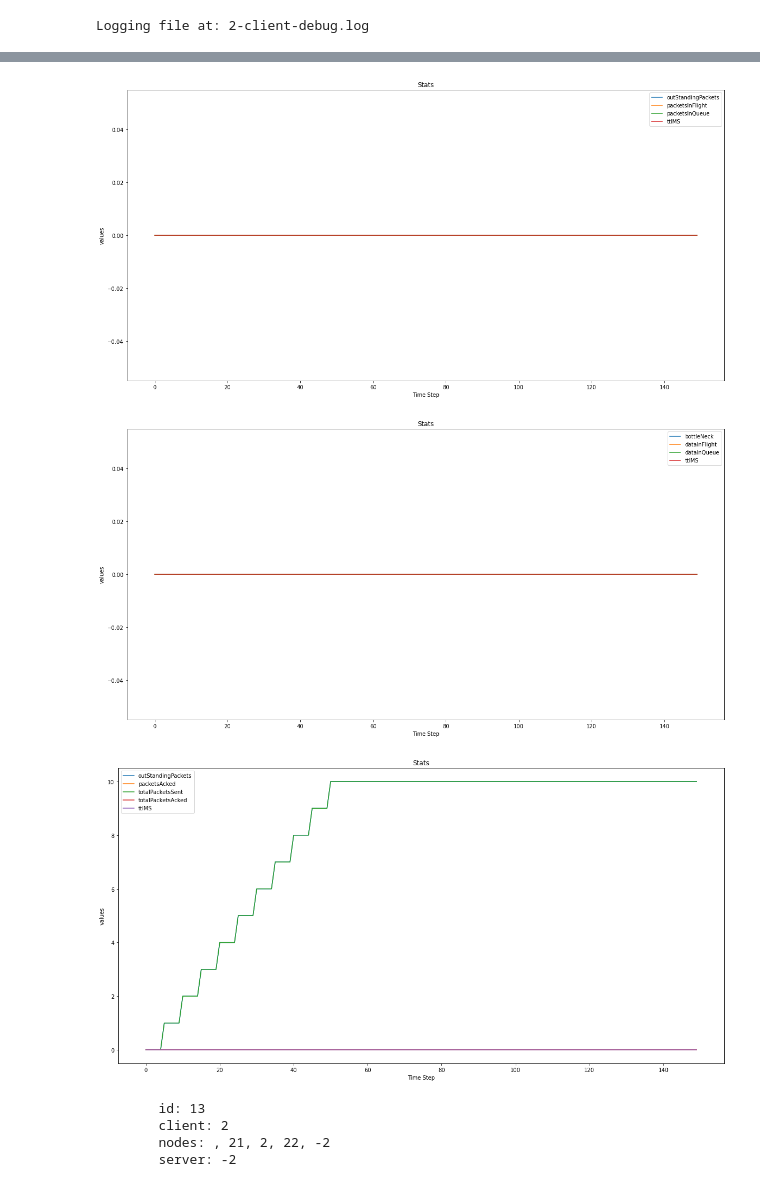
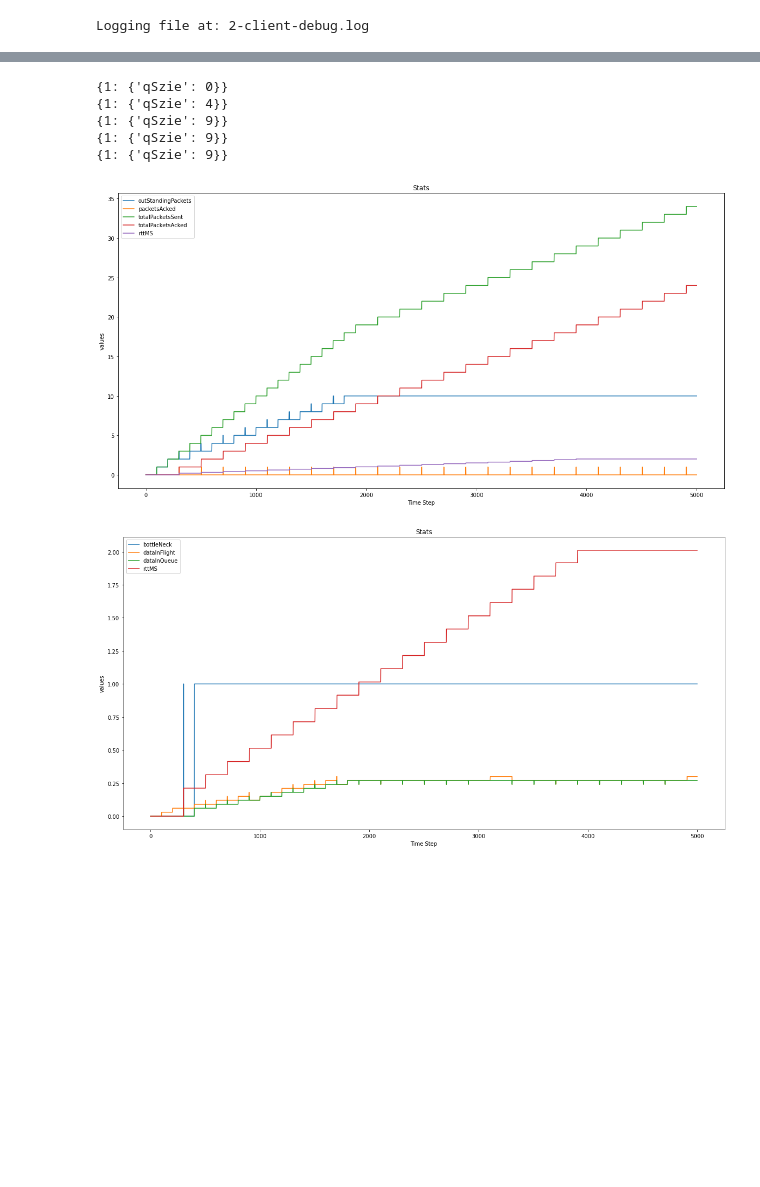
Before and after one commit to adhocmaster/pyns, a Jupyter notebook: scenarios/2-client.ipynb, the cells around one changed output, grey strips where cells are left out. Saved outputs shown, nothing was run; the diff lists cells and outputs as text; code cells hidden in the pictures; blank space fills up the shorter version.

Commit message:
2 and 3 client experiments

```diff
--- a/scenarios/2-client.ipynb
+++ b/scenarios/2-client.ipynb
@@ -34,6 +34,18 @@ server2 = Server(-2)
 # %%
-client = ConstClient(1, deliveryRate=10000, debug=True, timeResolutionUnit=timeResolutionUnit)
-client2 = AIClient(2, delay_between_packets=5, max_outstanding_packets=10, debug=True)
+randomNodes = nodeManager.getRandomNodes(1)
+randomNodes2 = nodeManager.getRandomNodes(2)
+
+clientManager = ClientManager(timeResolutionUnit, debug=True)
+clients = clientManager.createTCPClients(2, deliveryRatePerS=10000, max_outstanding_packets=10)
+client = clients[0]
+client2 = clients[1]
+# client = ConstClient(1, deliveryRate=250, debug=True, timeResolutionUnit=timeResolutionUnit)
+# client = TCPClient(1, delay_between_packets=50, max_outstanding_packets=10, debug=True) # delivery rate is 2k packets per sec for 500
+# client2 = TCPClient(2, delay_between_packets=500, max_outstanding_packets=10, debug=True) # delivery rate is 2k packets per sec for 500
+
+server = Server(-1)
+server2 = Server(-2)
+
 path = network.createPath(client=client, nodes=randomNodes, server=server)
 path2 = network.createPath(client=client2, nodes=randomNodes2, server=server2)
 # %%
@@ -67,19 +59,16 @@ simulator.run(maxSteps)
-# %%
-
-analyzer.createPlotsForTimeSteps(client.stats, ['outStandingPackets', 'packetsInFlight', 'packetsInQueue', 'ttlMS'])
-analyzer.createPlotsForTimeSteps(client.stats, ['bottleNeck', 'dataInFlight', 'dataInQueue', 'ttlMS'])
-# %% [output]
-[figure, removed]
-[figure, removed]
-# %%
-
-analyzer.createPlotsForTimeSteps(client2.stats, ['outStandingPackets', 'packetsAcked', 'totalPacketsSent', 'totalPacketsAcked', 'ttlMS'])
-# %% [output]
-[figure, removed]
-# %%
-print(client2.path)
-# %% [output]
-        id: 13
-        client: 2
-        nodes: , 21, 2, 22, -2
-        server: -2
+# %%
+simulator = EventSimulator(timeResolutionUnit=timeResolutionUnit, debug=True)
+simulator.addClient(client)
+maxSteps = 5000 # equivalent to maxStep timeResolution unit
+simulator.run(maxSteps)
+# client 1 stats
+analyzer.createPlotsForTimeSteps(client.stats, ['outStandingPackets', 'packetsAcked', 'totalPacketsSent', 'totalPacketsAcked', 'rttMS'])
+analyzer.createPlotsForTimeSteps(client.stats, ['bottleNeck', 'dataInFlight', 'dataInQueue', 'rttMS'])
+# %% [output]
+{1: {'qSzie': 0}}
+{1: {'qSzie': 4}}
+{1: {'qSzie': 9}}
+{1: {'qSzie': 9}}
+{1: {'qSzie': 9}}
+[figure, added]
+[figure, added]
```
Also changed, not shown: parts of 8 cells of this notebook, 14 other files.
